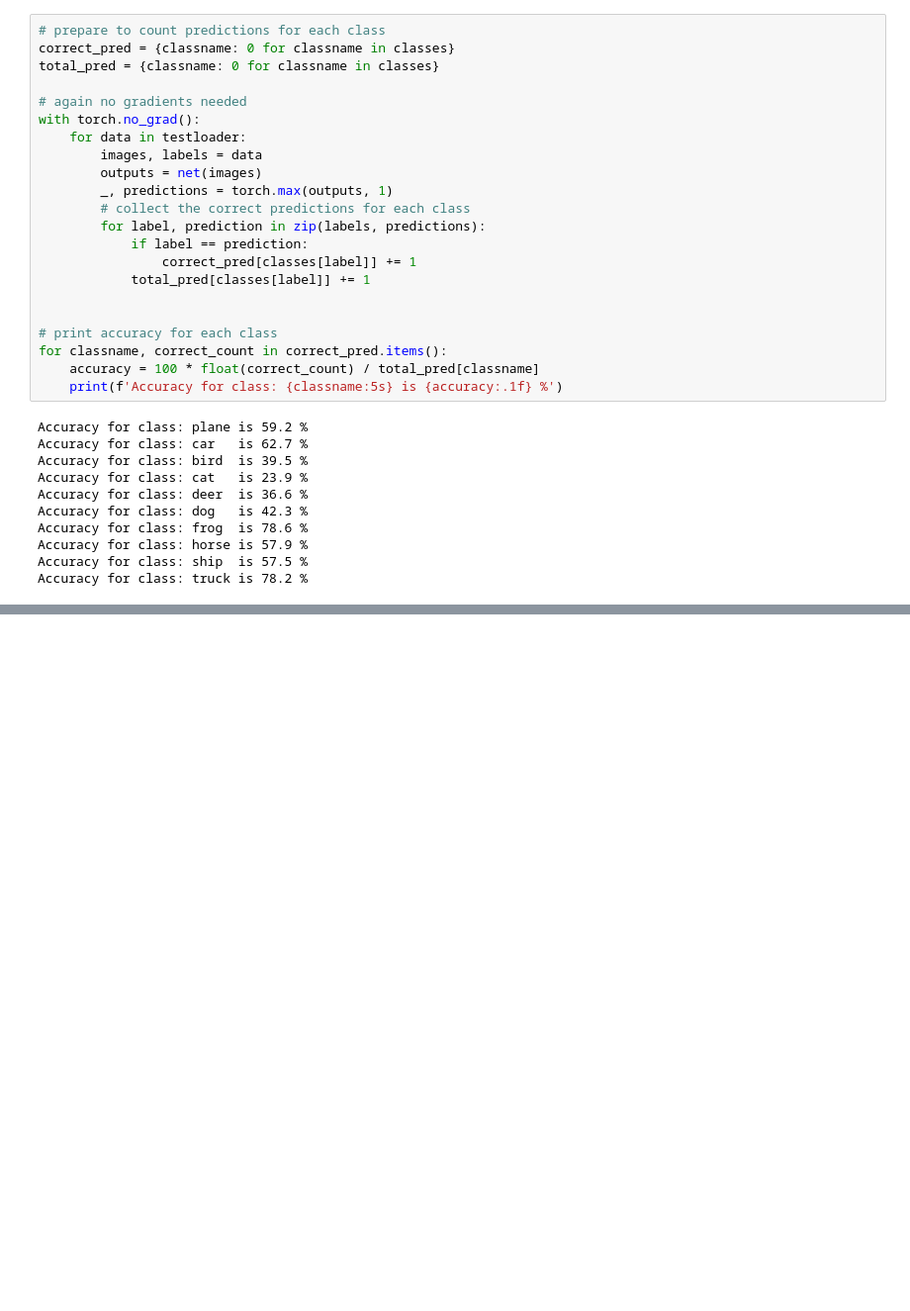
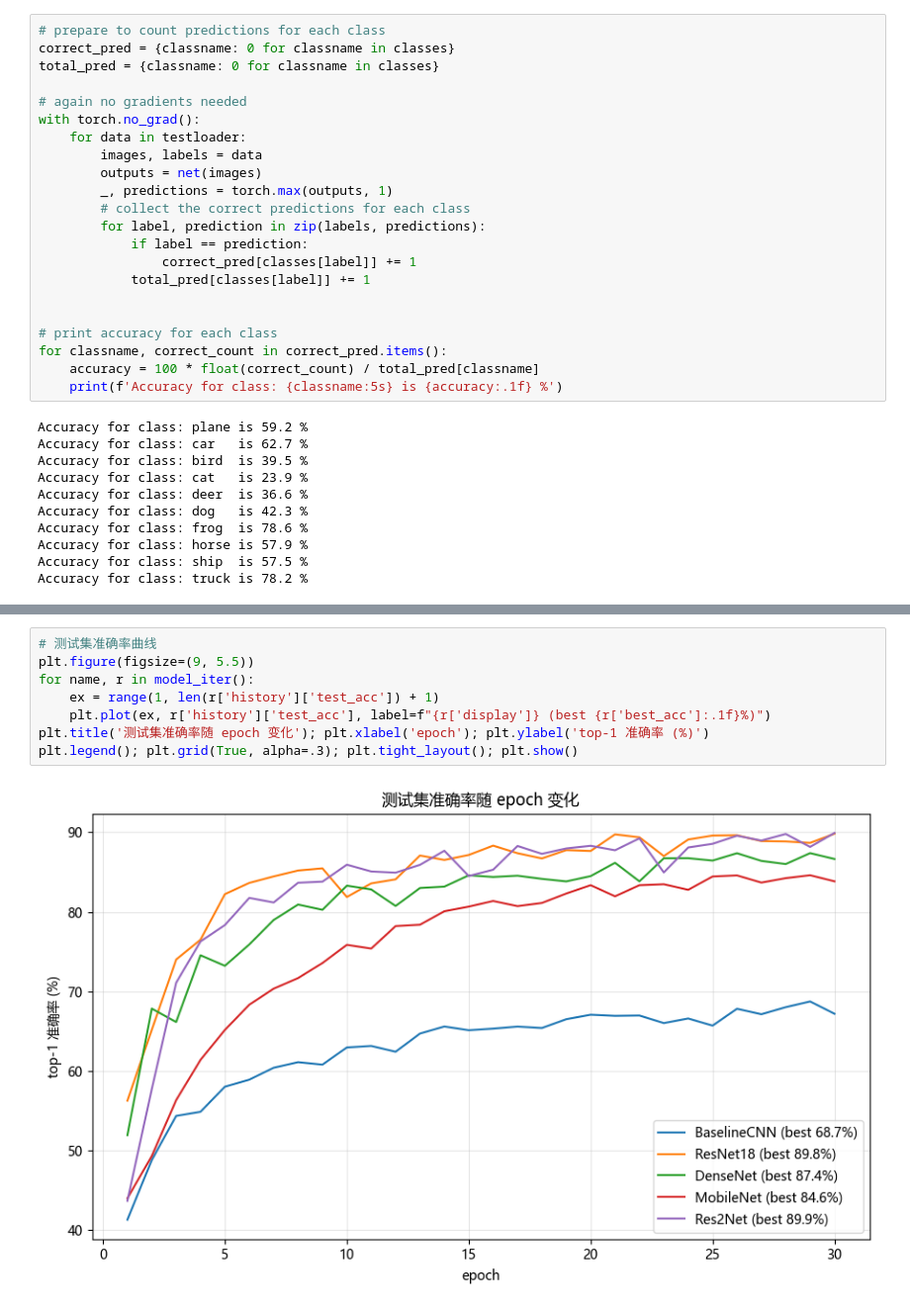
Before and after one commit to sjq0098/DeepLearning, a Jupyter notebook: exp1/cnn-pytorch-cifar10.ipynb, the cells around one changed output, grey strips where cells are left out. Shown at 99% size. Drawn from its saved outputs; the diff is of its cells as text; blank space fills up the shorter version.

```diff
--- a/exp1/cnn-pytorch-cifar10.ipynb
+++ b/exp1/cnn-pytorch-cifar10.ipynb
@@ -251,0 +428,10 @@ Accuracy for class: truck is 78.2 %
+# %%
+# 测试集准确率曲线
+plt.figure(figsize=(9, 5.5))
+for name, r in model_iter():
+    ex = range(1, len(r['history']['test_acc']) + 1)
+    plt.plot(ex, r['history']['test_acc'], label=f"{r['display']} (best {r['best_acc']:.1f}%)")
+plt.title('测试集准确率随 epoch 变化'); plt.xlabel('epoch'); plt.ylabel('top-1 准确率 (%)')
+plt.legend(); plt.grid(True, alpha=.3); plt.tight_layout(); plt.show()
+# %% [output]
+[figure, added]
```
Also changed, not shown: parts of 15 cells of this notebook, 5 other files.
